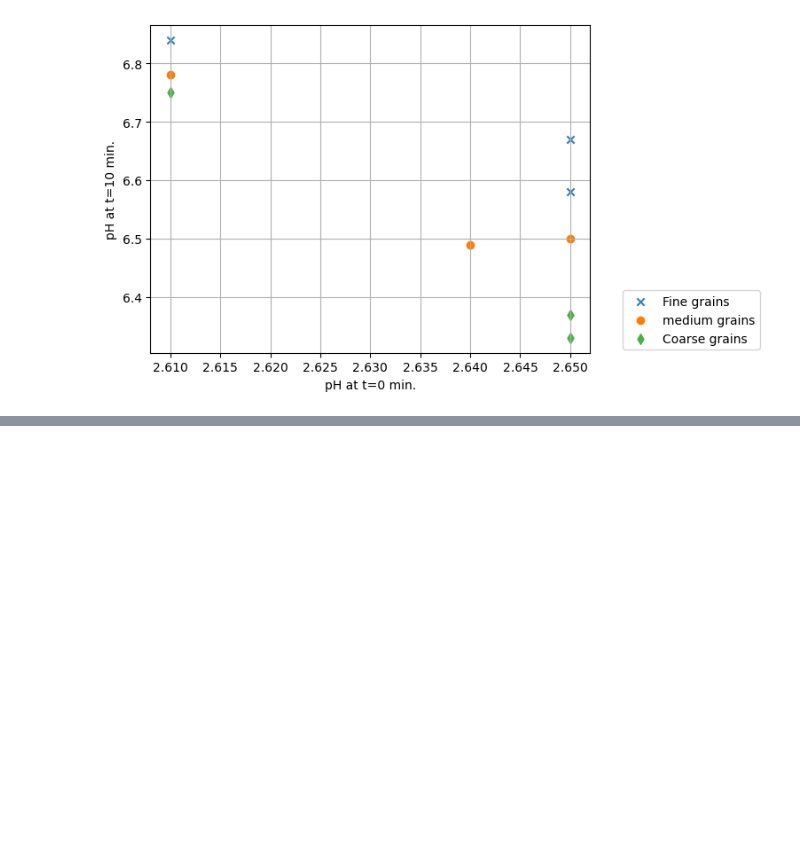
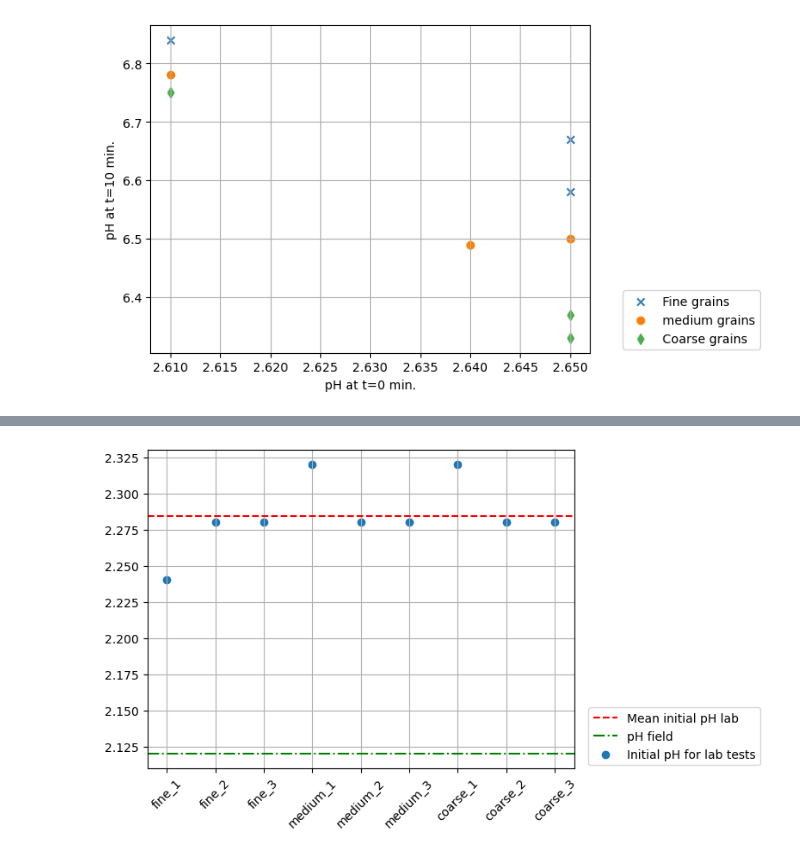
Before and after one commit to Fie02/B_Module_Fieldwork, a Jupyter notebook: pH_visuals_3.ipynb, the cells around one changed output, grey strips where cells are left out. Cells and saved outputs as stored; diff of their text form; code cells hidden in the pictures; blank space fills up the shorter version.

```diff
--- a/pH_visuals_3.ipynb
+++ b/pH_visuals_3.ipynb
@@ -59,0 +81,4 @@ plot_pH(df_S4, loca='S4')
+# %%
+pH_start(df_S3, 2.12, loca='s3')
+# %% [output]
+[figure, added]
```
Also changed, not shown: parts of 4 cells of this notebook, 6 other files.
